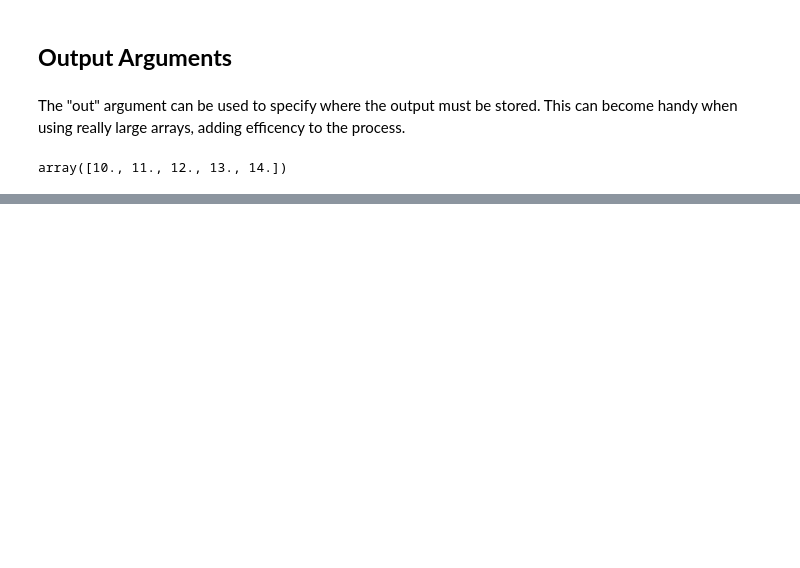
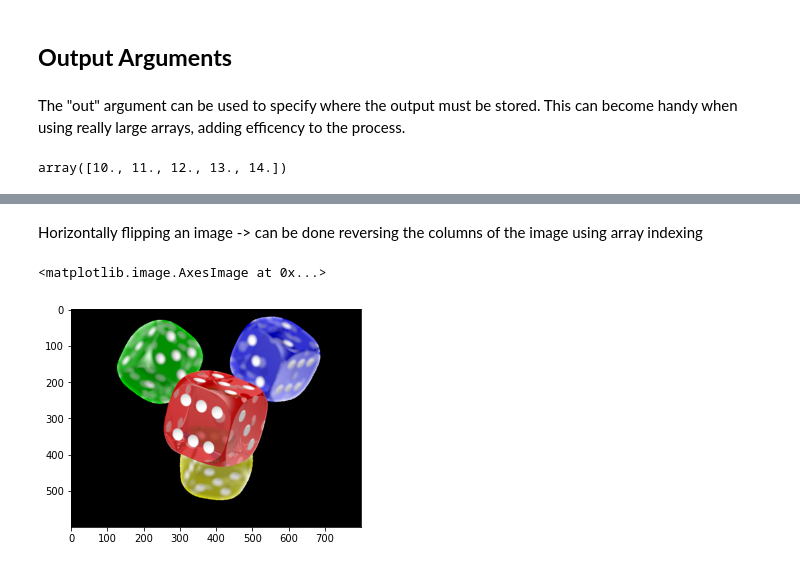
Before and after one commit to tarsojabbes/data-visualization, a Jupyter notebook: NumPy.ipynb, the cells around one changed output, grey strips where cells are left out. Cells and saved outputs as stored; diff of their text form; code cells hidden in the pictures; blank space fills up the shorter version.

```diff
--- a/NumPy.ipynb
+++ b/NumPy.ipynb
@@ -197,0 +229,9 @@ array([10., 11., 12., 13., 14.])
+# %% [markdown]
+Horizontally flipping an image -> can be done reversing the columns of the image using array indexing
+# %%
+idx = np.arange(image.shape[1]) # Gets the number of columns of the image
+image3 = image[:, idx[::-1], :] # Get all rows, get the columns reversed and all channels
+plt.imshow(image3)
+# %% [output]
+<matplotlib.image.AxesImage at 0x...>
+[figure, added]
```
Also changed, not shown: parts of 25 cells of this notebook.
